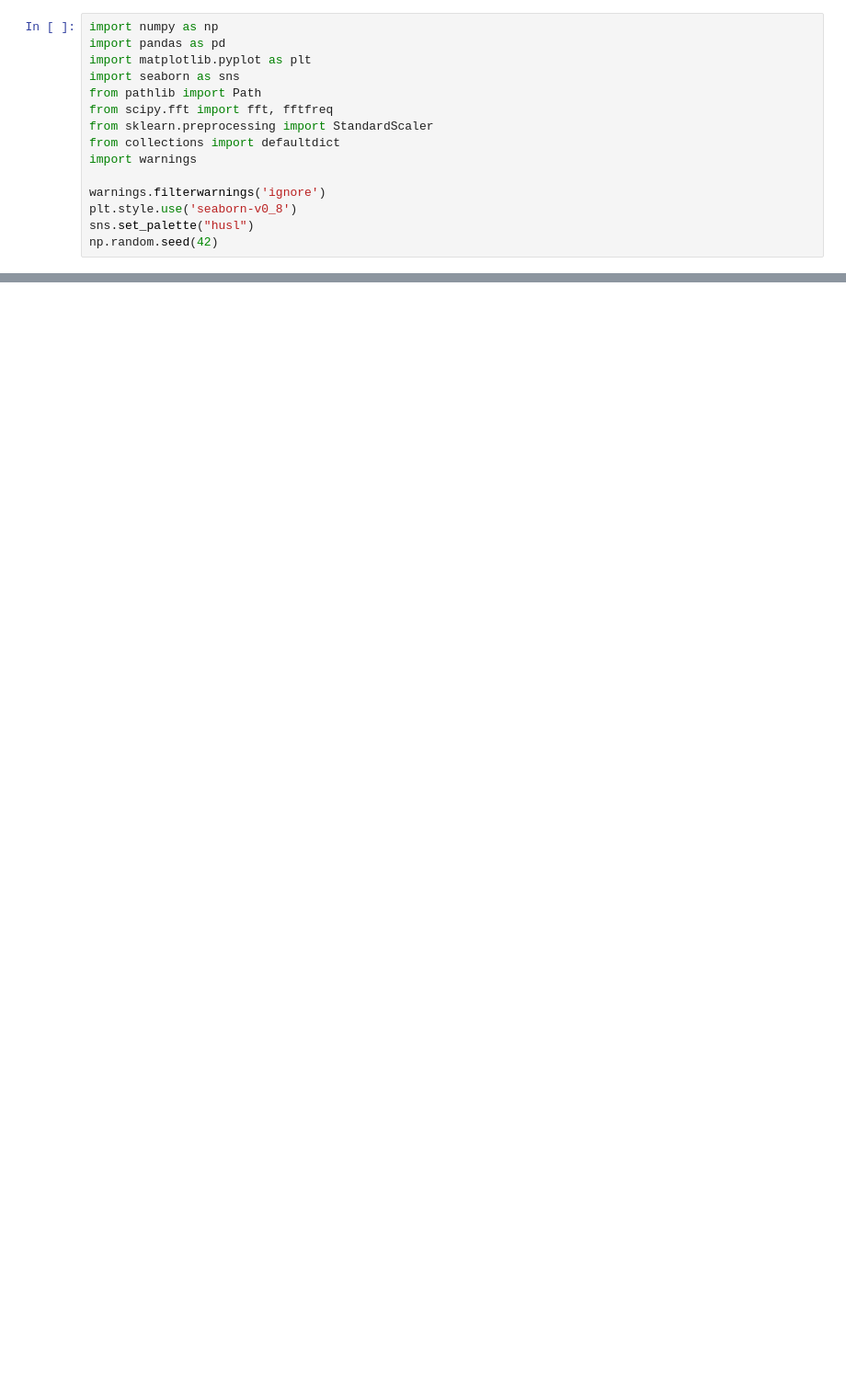
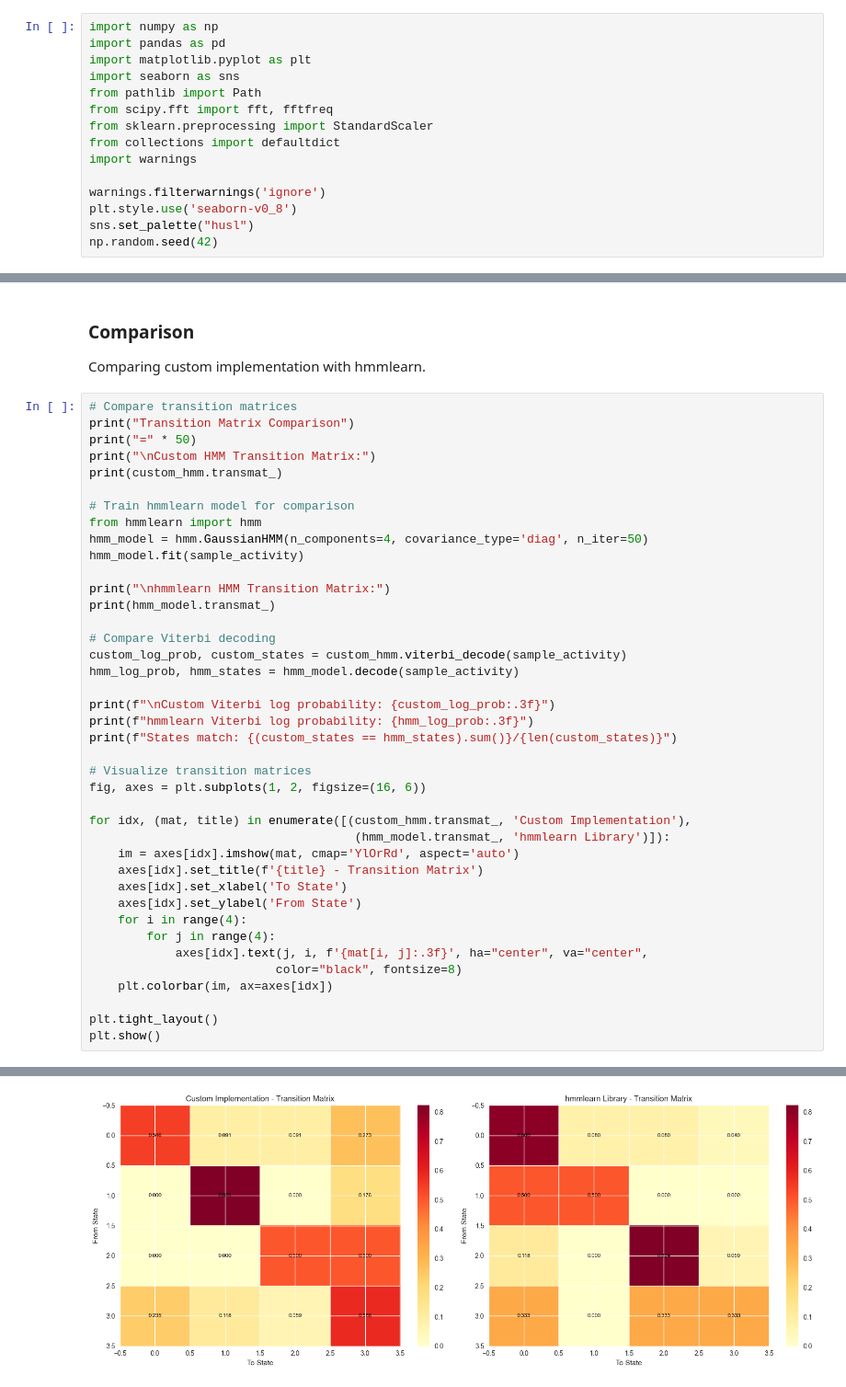
Before and after one commit to NiyonshutiDavid/Hidden-Markov-Models, a Jupyter notebook: HMM_Formative2.ipynb, the cells around one changed output, grey strips where cells are left out. Shown at 92% size. Cells and saved outputs as stored; diff of their text form; blank space fills up the shorter version.

```diff
--- a/HMM_Formative2.ipynb
+++ b/HMM_Formative2.ipynb
@@ -928,0 +496,45 @@ Project Complete!
+# %% [markdown]
+### Comparison
+
+Comparing custom implementation with hmmlearn.
+# %%
+# Compare transition matrices
+print("Transition Matrix Comparison")
+print("=" * 50)
+print("\nCustom HMM Transition Matrix:")
+print(custom_hmm.transmat_)
+
+# Train hmmlearn model for comparison
+from hmmlearn import hmm
+hmm_model = hmm.GaussianHMM(n_components=4, covariance_type='diag', n_iter=50)
+hmm_model.fit(sample_activity)
+
+print("\nhmmlearn HMM Transition Matrix:")
+print(hmm_model.transmat_)
+
+# Compare Viterbi decoding
+custom_log_prob, custom_states = custom_hmm.viterbi_decode(sample_activity)
+hmm_log_prob, hmm_states = hmm_model.decode(sample_activity)
+
+print(f"\nCustom Viterbi log probability: {custom_log_prob:.3f}")
+print(f"hmmlearn Viterbi log probability: {hmm_log_prob:.3f}")
+print(f"States match: {(custom_states == hmm_states).sum()}/{len(custom_states)}")
+
+# Visualize transition matrices
+fig, axes = plt.subplots(1, 2, figsize=(16, 6))
+
+for idx, (mat, title) in enumerate([(custom_hmm.transmat_, 'Custom Implementation'),
+                                     (hmm_model.transmat_, 'hmmlearn Library')]):
+    im = axes[idx].imshow(mat, cmap='YlOrRd', aspect='auto')
+    axes[idx].set_title(f'{title} - Transition Matrix')
+    axes[idx].set_xlabel('To State')
+    axes[idx].set_ylabel('From State')
+    for i in range(4):
+        for j in range(4):
+            axes[idx].text(j, i, f'{mat[i, j]:.3f}', ha="center", va="center",
+                          color="black", fontsize=8)
+    plt.colorbar(im, ax=axes[idx])
+
+plt.tight_layout()
+plt.show()
+# %% [output]
@@ -928,0 +559 @@ Project Complete!
+[figure, added]
```
Also changed, not shown: parts of 61 cells of this notebook.
